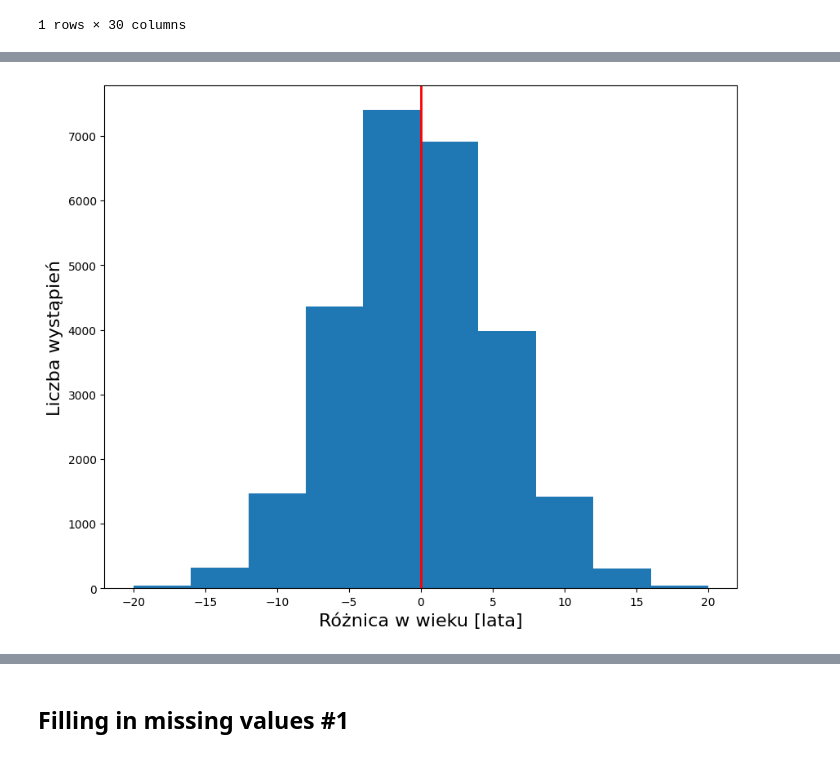
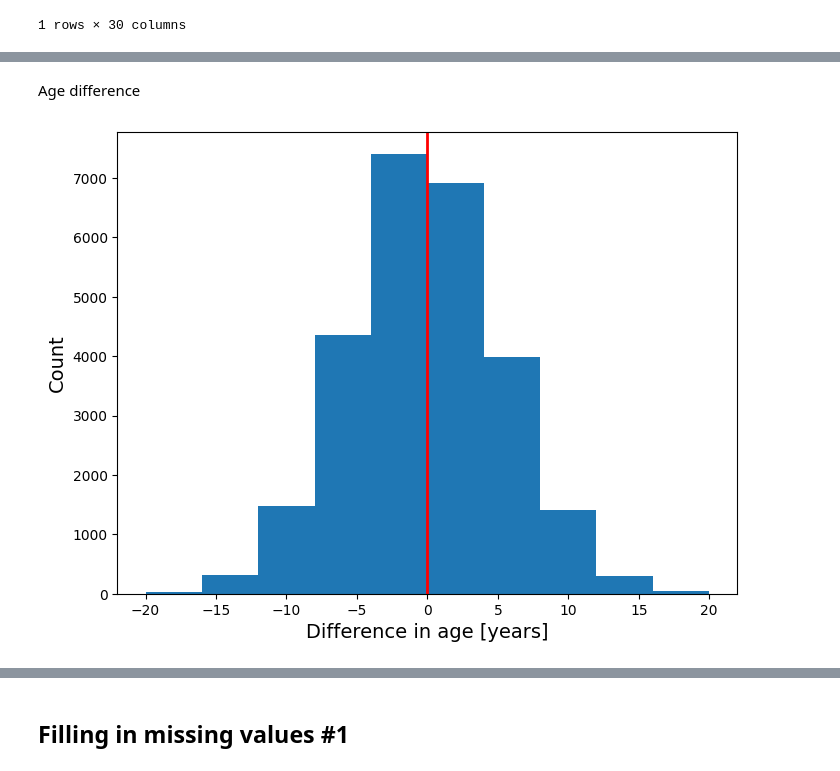
Before and after one commit to JakubWalczak1/tennis_project, a Jupyter notebook: jupyter_notebooks/01_data_cleansing_and_data_engineering.ipynb, the cells around one changed output, grey strips where cells are left out. Drawn from its saved outputs; the diff is of its cells as text; code cells hidden in the pictures.

```diff
--- a/jupyter_notebooks/01_data_cleansing_and_data_engineering.ipynb
+++ b/jupyter_notebooks/01_data_cleansing_and_data_engineering.ipynb
@@ -260,19 +242,10 @@ plt.show()
-# %%
-# Difference of age between winner and loser.
-fig, ax = plt.subplots(1, 1, figsize=(10, 8))
-age_difference = train_data['winner_age'] - train_data['loser_age']
-
-# Calculating bin edges for histogram to be symmetric around 0.
-bin_width = (2 * int(abs(age_difference).max())) / 10
-bin_edges = [i * bin_width for i in range(-5, 6)]
-
-age_difference[age_difference != 0].hist(ax=ax, grid=False, bins=bin_edges)
-ax.set_xlabel('Różnica w wieku [lata]', fontsize=16)
-ax.set_ylabel('Liczba wystąpień', fontsize=16)
-ax.axvline(x=0, color='red', linestyle='-', linewidth=2)
-plt.show()
-# %% [output]
-[figure, removed]
+# %% [markdown]
+Age difference
+# %%
+# Difference of age between winner and loser.
+compare_players('winner_age', 'loser_age', 'Difference in age [years]')
+# %% [output]
+[figure, added]
 # %%
 # Age and height of a player doesn't seem to be a big factor in determining a winner.
 # But we can spot minor advantage of taller and younger players. This is why I will try to build model with
```
Also changed, not shown: parts of 19 cells of this notebook, 1 other file.
